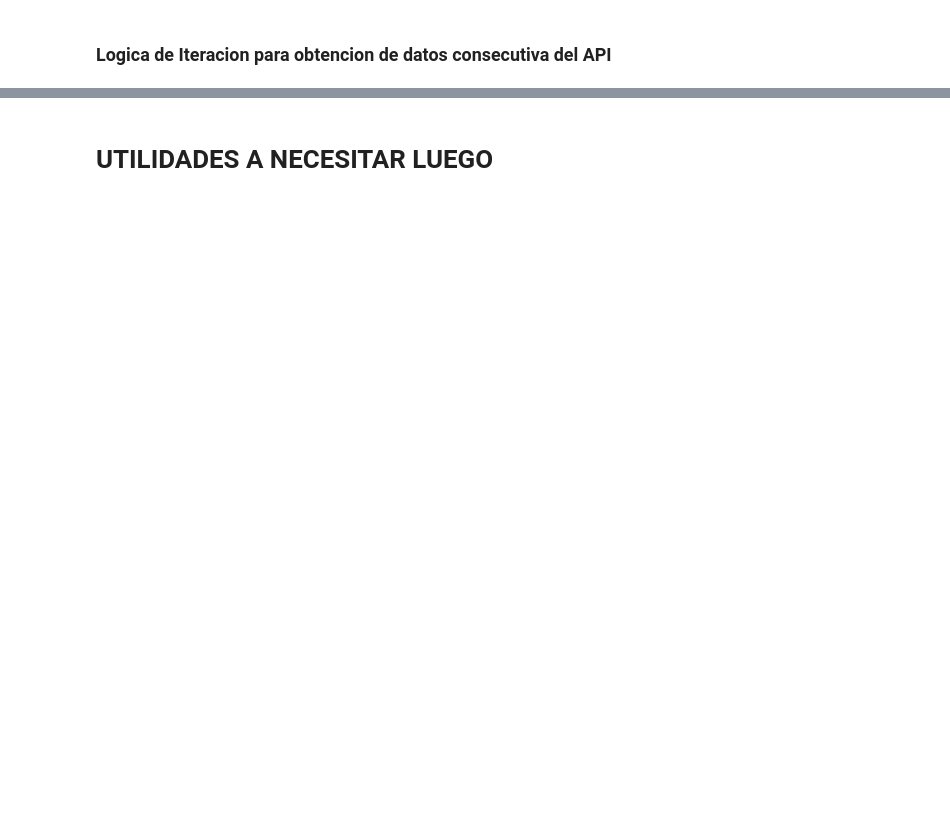
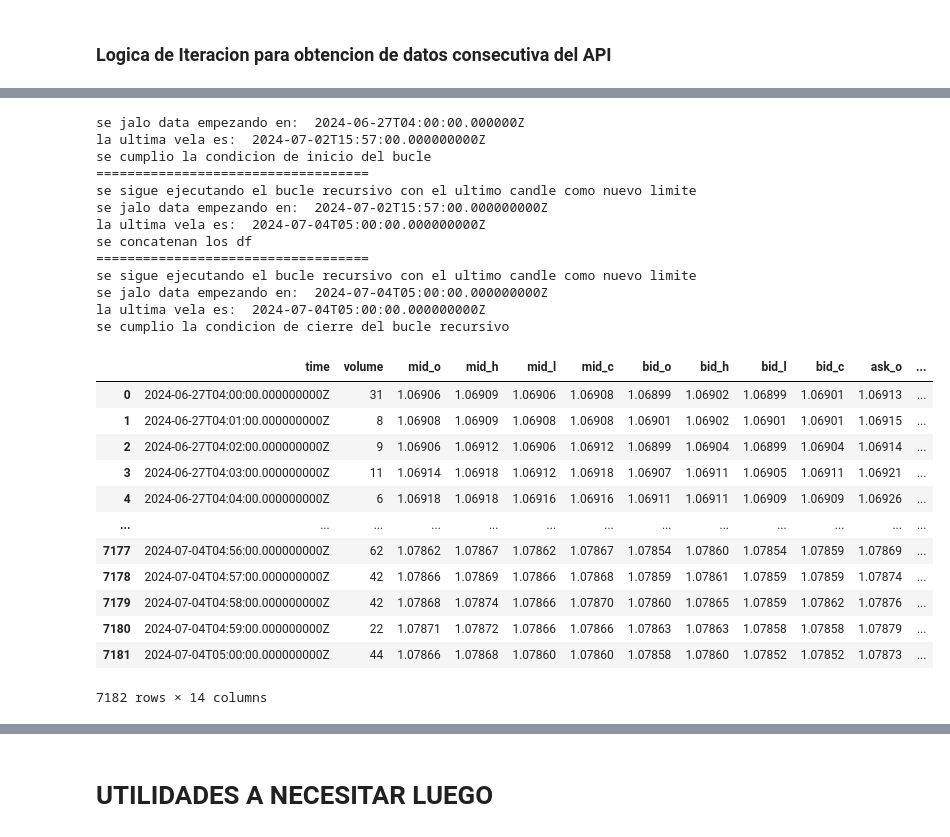
Before and after one commit to eduardogv/silverbullet-oanda, a Jupyter notebook: my-oanda.ipynb, the cells around one changed output, grey strips where cells are left out. Cells and saved outputs as stored; diff of their text form; code cells hidden in the pictures; blank space fills up the shorter version.

Commit message:
Get history data ready
Function to gather historical data ready

```diff
--- a/my-oanda.ipynb
+++ b/my-oanda.ipynb
@@ -183,10 +184,2 @@ initial_df
 # %% [markdown]
 ### Logica de Iteracion para obtencion de datos consecutiva del API
-# %%
-#Funcion para obtener la ultima vela del df anterior
-
-def last_candle(candles_df):
-    valor = candles_df.iloc[-1, 0]
-    return valor
-
-last_candle(initial_df)
@@ -237,0 +186,66 @@ obtener_hora_nueva_york_rfc3339()
+# %%
+# Intento hacer la llamada al API dentro de otra funcion que llame desde una semana atras
+
+hora_inicio = obtener_hora_04_00_utc_rfc3339_hace_7_dias()
+instrument = "EUR_USD"
+granularity = "M1"
+
+def get_historical_candles(starting_date, instrument, granularity, count=5000, df_acumulado=None):
+
+    json_data = get_candles(instrument, granularity, starting_date, 5000)
+    print("se jalo data empezando en: ", starting_date)
+    df = convert_to_df(json_data)
+    last_candle = df.iloc[-1, 0]
+    print ("la ultima vela es: ", last_candle)
+
+    #condicion de cierre de recursividad
+    if df.shape[0] == 1:
+        print("se cumplio la condicion de cierre del bucle recursivo")
+        #df_no_duplicates = df_acumulado.drop_duplicates(subset=['time'])
+        return df_acumulado.drop_duplicates(subset=['time']).reset_index(drop = True)
+
+    # condicion para primera iteracion
+    if df_acumulado is None:
+        print("se cumplio la condicion de inicio del bucle")
+        df_acumulado = df
+    else:
+        print("se concatenan los df")
+        df_acumulado = pd.concat([df_acumulado, df])
+
+
+    print("===================================")
+    print("se sigue ejecutando el bucle recursivo con el ultimo candle como nuevo limite")
+    return get_historical_candles(last_candle, instrument, granularity, count=5000, df_acumulado=df_acumulado)
+
+
+
+
+kk = get_historical_candles(hora_inicio, instrument, granularity)
+kk
+# %% [output]
+se jalo data empezando en:  2024-06-27T04:00:00.000000Z
+la ultima vela es:  2024-07-02T15:57:00.000000000Z
+se cumplio la condicion de inicio del bucle
+===================================
+se sigue ejecutando el bucle recursivo con el ultimo candle como nuevo limite
+se jalo data empezando en:  2024-07-02T15:57:00.000000000Z
+la ultima vela es:  2024-07-04T05:00:00.000000000Z
+se concatenan los df
+===================================
+se sigue ejecutando el bucle recursivo con el ultimo candle como nuevo limite
+se jalo data empezando en:  2024-07-04T05:00:00.000000000Z
+la ultima vela es:  2024-07-04T05:00:00.000000000Z
+se cumplio la condicion de cierre del bucle recursivo
+|  | time | volume | mid_o | mid_h | mid_l | mid_c | bid_o | bid_h | bid_l | bid_c | ask_o | ... |
+| 0 | 2024-06-27T04:00:00.000000000Z | 31 | 1.06906 | 1.06909 | 1.06906 | 1.06908 | 1.06899 | 1.06902 | 1.06899 | 1.06901 | 1.06913 | ... |
+| 1 | 2024-06-27T04:01:00.000000000Z | 8 | 1.06908 | 1.06909 | 1.06908 | 1.06908 | 1.06901 | 1.06902 | 1.06901 | 1.06901 | 1.06915 | ... |
+| 2 | 2024-06-27T04:02:00.000000000Z | 9 | 1.06906 | 1.06912 | 1.06906 | 1.06912 | 1.06899 | 1.06904 | 1.06899 | 1.06904 | 1.06914 | ... |
+| 3 | 2024-06-27T04:03:00.000000000Z | 11 | 1.06914 | 1.06918 | 1.06912 | 1.06918 | 1.06907 | 1.06911 | 1.06905 | 1.06911 | 1.06921 | ... |
+| 4 | 2024-06-27T04:04:00.000000000Z | 6 | 1.06918 | 1.06918 | 1.06916 | 1.06916 | 1.06911 | 1.06911 | 1.06909 | 1.06909 | 1.06926 | ... |
+| ... | ... | ... | ... | ... | ... | ... | ... | ... | ... | ... | ... | ... |
+| 7177 | 2024-07-04T04:56:00.000000000Z | 62 | 1.07862 | 1.07867 | 1.07862 | 1.07867 | 1.07854 | 1.07860 | 1.07854 | 1.07859 | 1.07869 | ... |
+| 7178 | 2024-07-04T04:57:00.000000000Z | 42 | 1.07866 | 1.07869 | 1.07866 | 1.07868 | 1.07859 | 1.07861 | 1.07859 | 1.07859 | 1.07874 | ... |
+| 7179 | 2024-07-04T04:58:00.000000000Z | 42 | 1.07868 | 1.07874 | 1.07866 | 1.07870 | 1.07860 | 1.07865 | 1.07859 | 1.07862 | 1.07876 | ... |
+| 7180 | 2024-07-04T04:59:00.000000000Z | 22 | 1.07871 | 1.07872 | 1.07866 | 1.07866 | 1.07863 | 1.07863 | 1.07858 | 1.07858 | 1.07879 | ... |
+| 7181 | 2024-07-04T05:00:00.000000000Z | 44 | 1.07866 | 1.07868 | 1.07860 | 1.07860 | 1.07858 | 1.07860 | 1.07852 | 1.07852 | 1.07873 | ... |
+7182 rows × 14 columns
```
Also changed, not shown: parts of 15 cells of this notebook.
